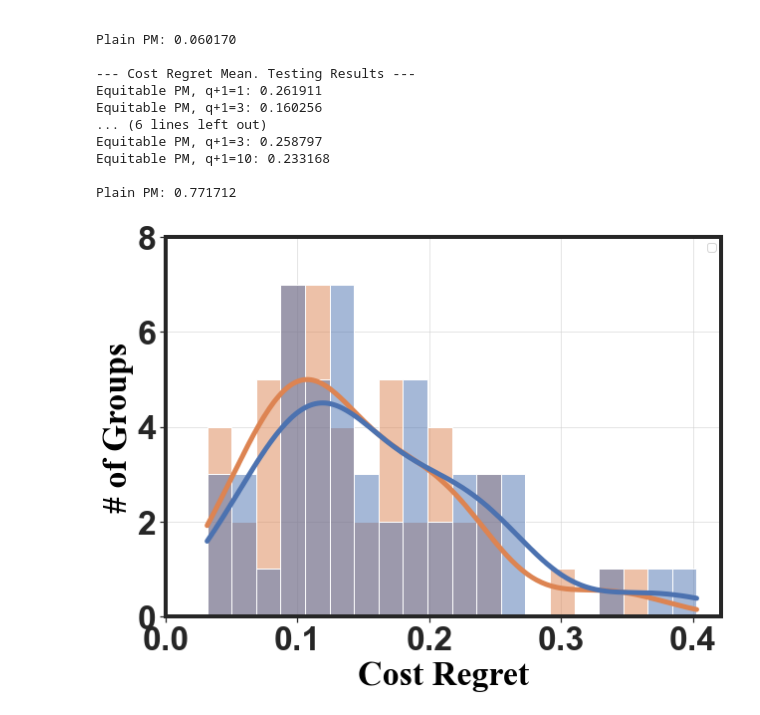
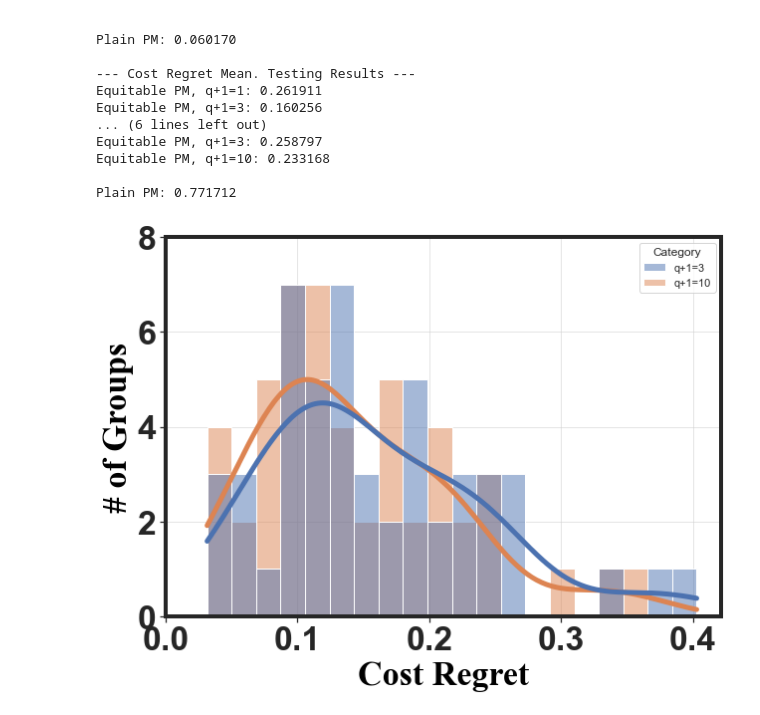
Before and after one commit to Ren-Research/Socially-Equitable-Public-Models, a Jupyter notebook: results/dc/plots.ipynb, the cells around one changed output. Saved outputs shown, nothing was run; the diff lists cells and outputs as text; code cells hidden in the pictures.

```diff
--- a/results/dc/plots.ipynb
+++ b/results/dc/plots.ipynb
@@ -362,32 +359,31 @@ sns.histplot(
     x="Value",
     hue="Category",
     hue_order=["q+1=3", "q+1=10"],
     bins=20,
     kde=True,
     line_kws={"lw": 5}
 )
 
 # Customize the font
 ax.spines['bottom'].set_linewidth(4)
 ax.spines['left'].set_linewidth(4)
 ax.spines['right'].set_linewidth(4)
 ax.spines['top'].set_linewidth(4)
 
 # Customize ticks and labels
 plt.yticks(fontsize=34, fontweight='bold')
 plt.xticks(fontsize=34, fontweight='bold')
 ax.set_xticks([0, 0.1, 0.2, 0.3, 0.4], fontweight='bold', fontsize=34)
 ax.set_yticks([0, 2, 4, 6, 8], fontweight='bold', fontsize=34)
 ax.set_ylim([0, 8])
 
 ax.set_xlabel("Cost Regret", fontweight='bold', fontdict=font)
 ax.set_ylabel("# of Groups", fontweight='bold', fontdict=font)
 
 # Add grid
 plt.grid(True, alpha=0.5)
 
-plt.legend("")
 
 plt.show()
 # %% [output]
-[figure, old version]
+[figure, new version]
```
Also changed, not shown: parts of 3 cells of this notebook, 1 other file.
